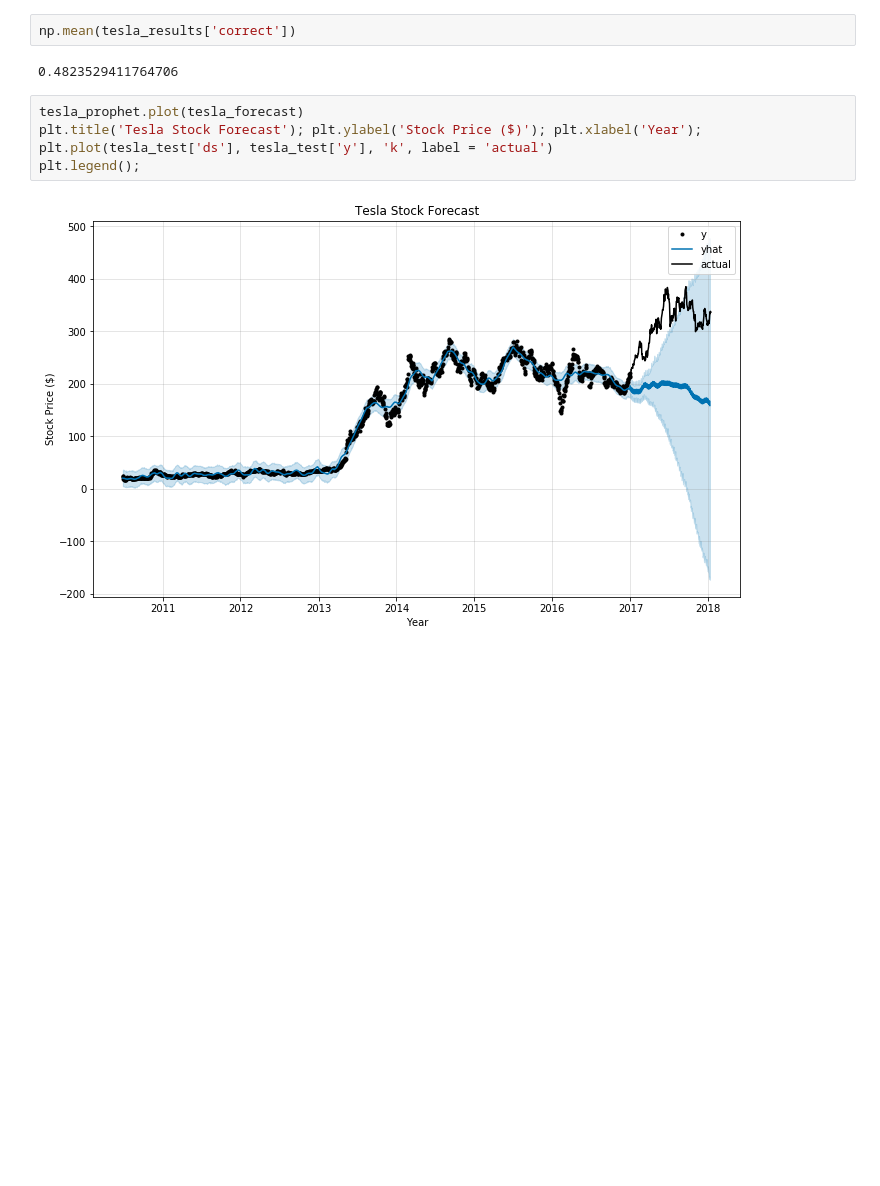
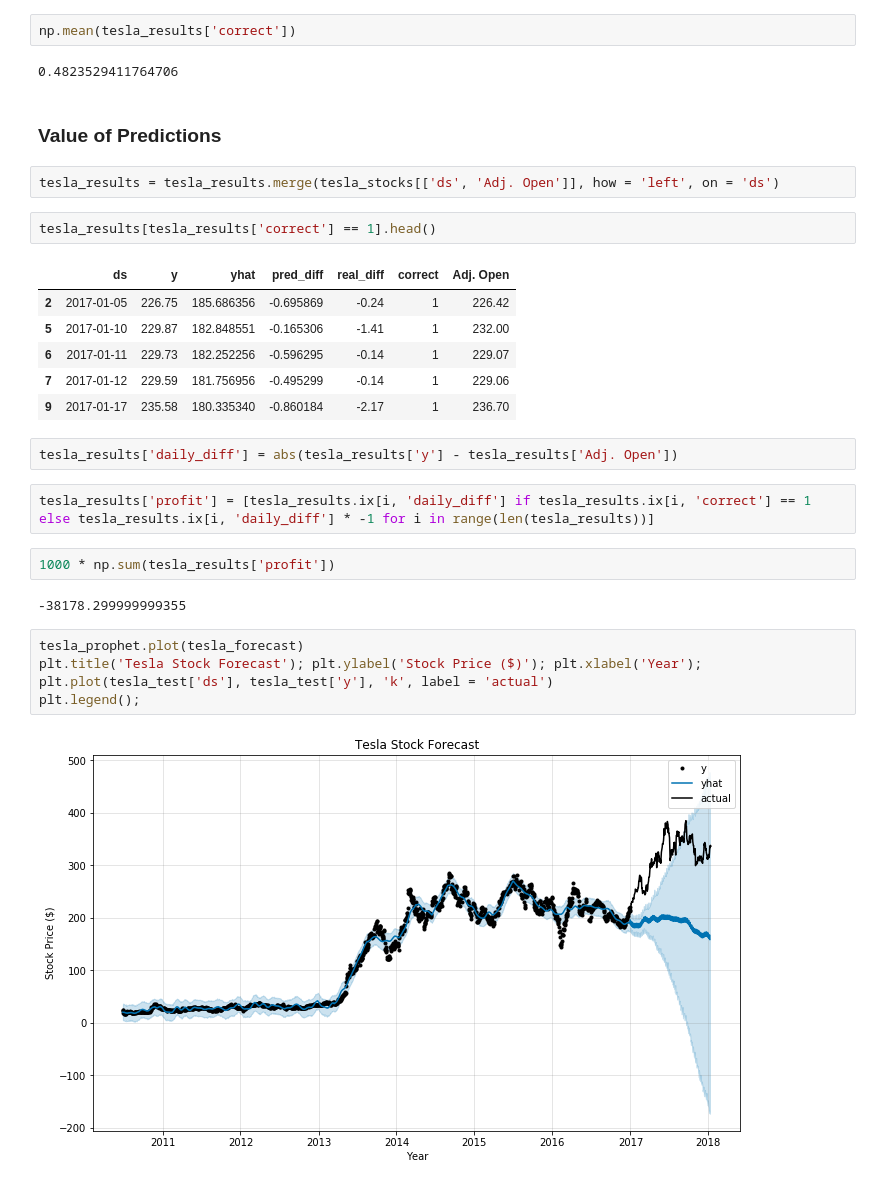
Before and after one commit to WillKoehrsen/Data-Analysis, a Jupyter notebook: additive_models/Stock Prediction with Additive Models.ipynb, the cells around one changed output. Drawn from its saved outputs; the diff is of its cells as text; blank space fills up the shorter version.

```diff
--- a/additive_models/Stock Prediction with Additive Models.ipynb
+++ b/additive_models/Stock Prediction with Additive Models.ipynb
@@ -84,6 +82,27 @@ tesla_results.head()
 np.mean(tesla_results['correct'])
 # %% [output]
 0.4823529411764706
+# %% [markdown]
+### Value of Predictions
+# %%
+tesla_results = tesla_results.merge(tesla_stocks[['ds', 'Adj. Open']], how = 'left', on = 'ds')
+# %%
+tesla_results[tesla_results['correct'] == 1].head()
+# %% [output]
+|  | ds | y | yhat | pred_diff | real_diff | correct | Adj. Open |
+| 2 | 2017-01-05 | 226.75 | 185.686356 | -0.695869 | -0.24 | 1 | 226.42 |
+| 5 | 2017-01-10 | 229.87 | 182.848551 | -0.165306 | -1.41 | 1 | 232.00 |
+| 6 | 2017-01-11 | 229.73 | 182.252256 | -0.596295 | -0.14 | 1 | 229.07 |
+| 7 | 2017-01-12 | 229.59 | 181.756956 | -0.495299 | -0.14 | 1 | 229.06 |
+| 9 | 2017-01-17 | 235.58 | 180.335340 | -0.860184 | -2.17 | 1 | 236.70 |
+# %%
+tesla_results['daily_diff'] = abs(tesla_results['y'] - tesla_results['Adj. Open'])
+# %%
+tesla_results['profit'] = [tesla_results.ix[i, 'daily_diff'] if tesla_results.ix[i, 'correct'] == 1 else tesla_results.ix[i, 'daily_diff'] * -1 for i in range(len(tesla_results))]
+# %%
+1000 * np.sum(tesla_results['profit'])
+# %% [output]
+-38178.299999999355
 # %%
 tesla_prophet.plot(tesla_forecast)
 plt.title('Tesla Stock Forecast'); plt.ylabel('Stock Price ($)'); plt.xlabel('Year');
```
Also changed, not shown: parts of 6 cells of this notebook.
